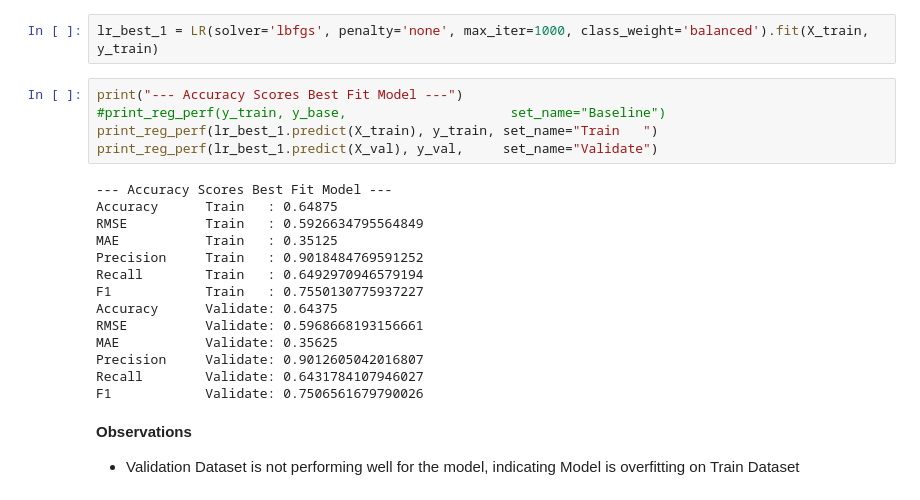
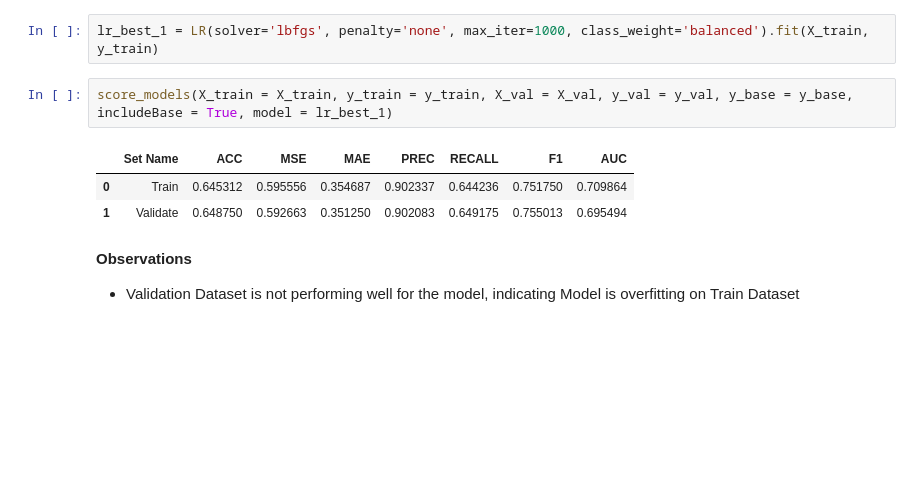
Before and after one commit to nuwanprabhath/kaggle-nba-career-prediction, a Jupyter notebook: notebooks/fragar_nathan-93087548-week3-LogisticRegression.ipynb, the cells around one changed output. Saved outputs shown, nothing was run; the diff lists cells and outputs as text; blank space fills up the shorter version.

```diff
--- a/notebooks/fragar_nathan-93087548-week3-LogisticRegression.ipynb
+++ b/notebooks/fragar_nathan-93087548-week3-LogisticRegression.ipynb
@@ -180,24 +178,11 @@ F1            Validate: 0.7520769567118496
 # %%
 lr_best_1 = LR(solver='lbfgs', penalty='none', max_iter=1000, class_weight='balanced').fit(X_train, y_train)
 # %%
-print("--- Accuracy Scores Best Fit Model ---")
-#print_reg_perf(y_train, y_base,                     set_name="Baseline")
-print_reg_perf(lr_best_1.predict(X_train), y_train, set_name="Train   ")
-print_reg_perf(lr_best_1.predict(X_val), y_val,     set_name="Validate")
+score_models(X_train = X_train, y_train = y_train, X_val = X_val, y_val = y_val, y_base = y_base, includeBase = True, model = lr_best_1)
 # %% [output]
---- Accuracy Scores Best Fit Model ---
-Accuracy      Train   : 0.64875
-RMSE          Train   : 0.5926634795564849
-MAE           Train   : 0.35125
-Precision     Train   : 0.9018484769591252
-Recall        Train   : 0.6492970946579194
-F1            Train   : 0.7550130775937227
-Accuracy      Validate: 0.64375
-RMSE          Validate: 0.5968668193156661
-MAE           Validate: 0.35625
-Precision     Validate: 0.9012605042016807
-Recall        Validate: 0.6431784107946027
-F1            Validate: 0.7506561679790026
+|  | Set Name | ACC | MSE | MAE | PREC | RECALL | F1 | AUC |
+| 0 | Train | 0.645312 | 0.595556 | 0.354687 | 0.902337 | 0.644236 | 0.751750 | 0.709864 |
+| 1 | Validate | 0.648750 | 0.592663 | 0.351250 | 0.902083 | 0.649175 | 0.755013 | 0.695494 |
 # %% [markdown]
 **Observations**
 * Validation Dataset is not performing well for the model, indicating Model is overfitting on Train Dataset
```
Also changed, not shown: parts of 30 cells of this notebook.
